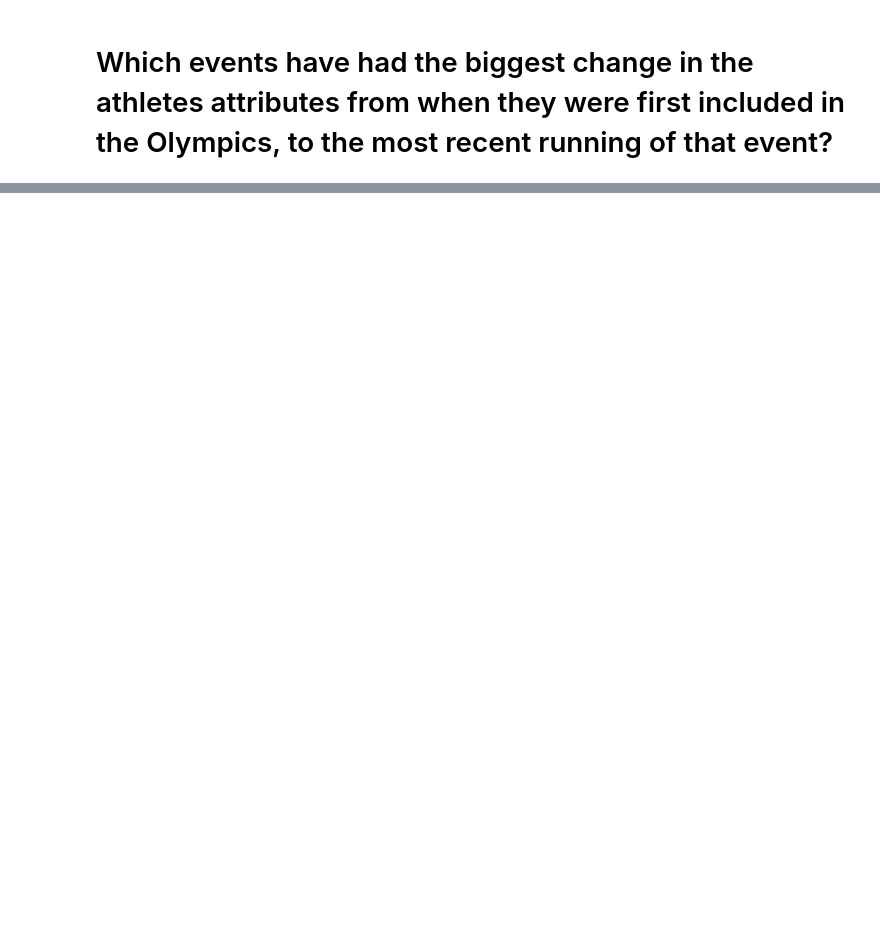
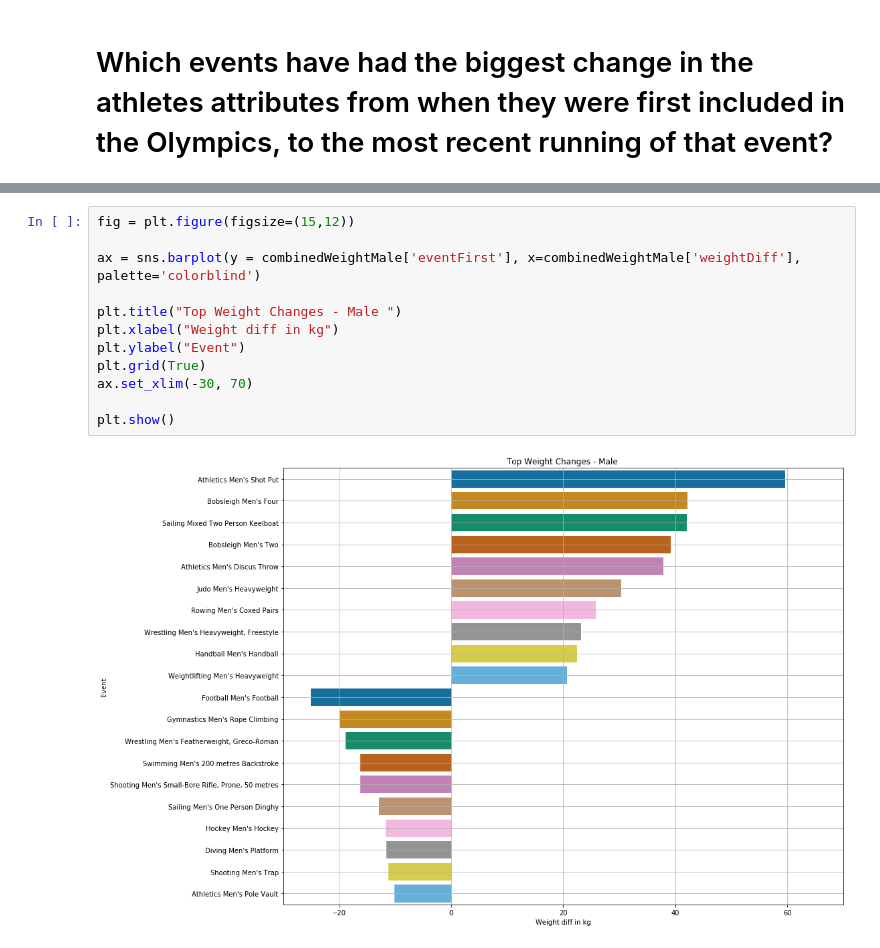
Before and after one commit to OMcPhillips/DataScienceInPracticeProject, a Jupyter notebook: RQ3.ipynb, the cells around one changed output, grey strips where cells are left out. Drawn from its saved outputs; the diff is of its cells as text; blank space fills up the shorter version.

```diff
--- a/RQ3.ipynb
+++ b/RQ3.ipynb
@@ -73 +71,15 @@ plt.show()
+# %%
+fig = plt.figure(figsize=(15,12))
+
+ax = sns.barplot(y = combinedWeightMale['eventFirst'], x=combinedWeightMale['weightDiff'], palette='colorblind')
+
+plt.title("Top Weight Changes - Male ")
+plt.xlabel("Weight diff in kg")
+plt.ylabel("Event")
+plt.grid(True)
+ax.set_xlim(-30, 70)
+
+plt.show()
+# %% [output]
+[figure, added]
 # %%
```
Also changed, not shown: parts of 6 cells of this notebook.
